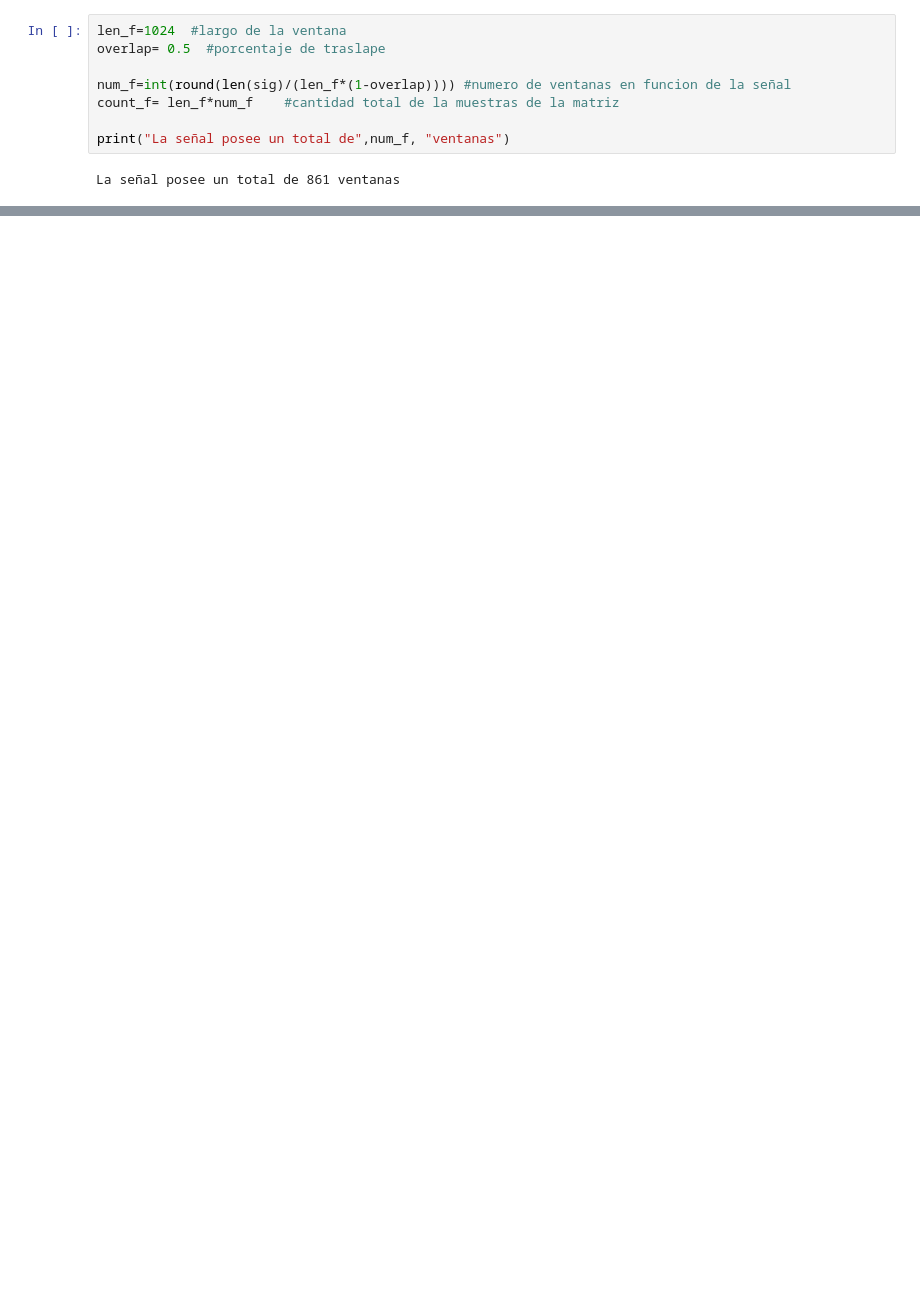
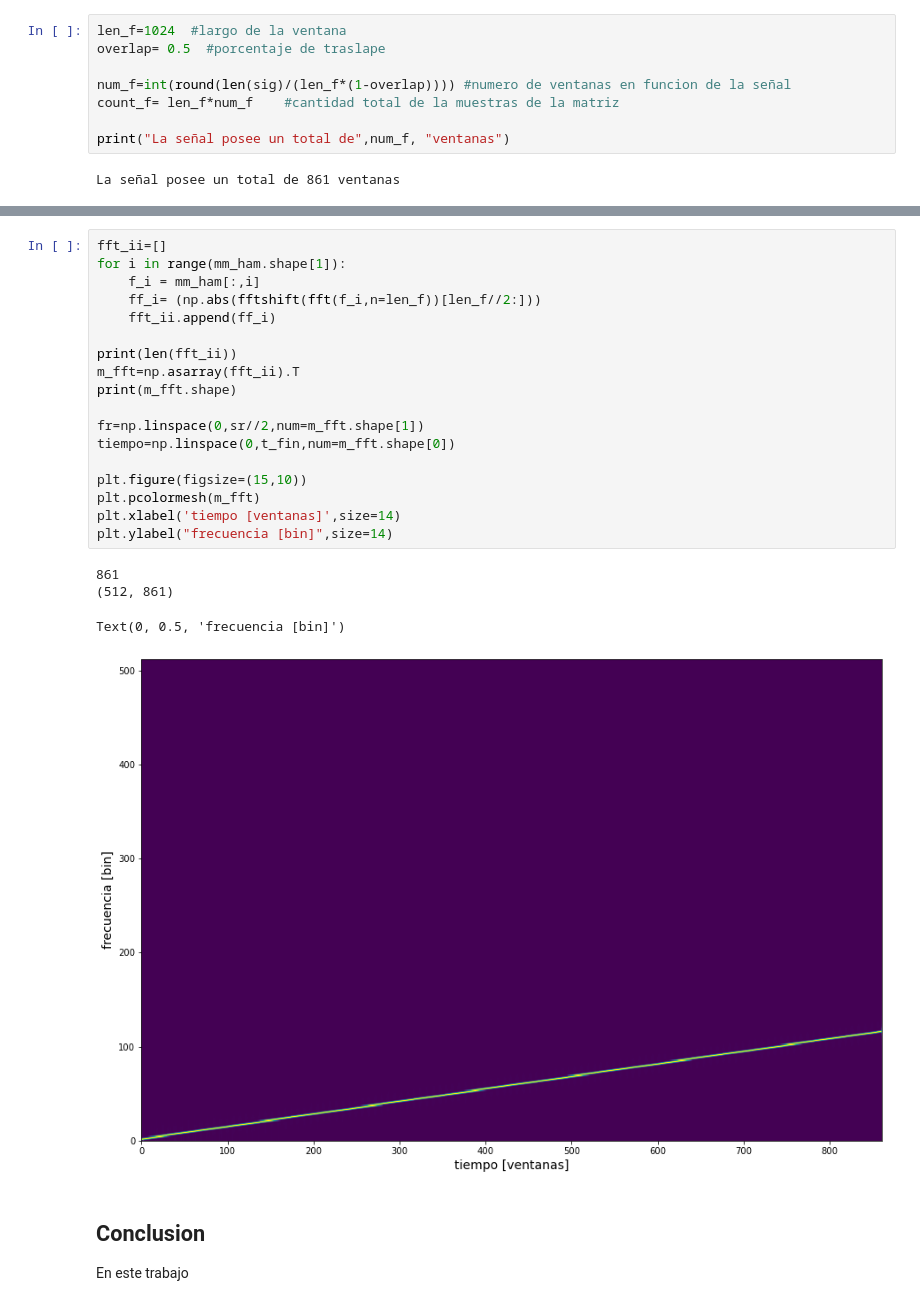
Before and after one commit to Felipe-Veli/Trabajo-2-y-3-Se-ales, a Jupyter notebook: STFT_1.ipynb, the cells around one changed output, grey strips where cells are left out. Saved outputs shown, nothing was run; the diff lists cells and outputs as text; blank space fills up the shorter version.

```diff
--- a/STFT_1.ipynb
+++ b/STFT_1.ipynb
@@ -106,0 +162,27 @@ plt.show()
+# %%
+fft_ii=[]
+for i in range(mm_ham.shape[1]):
+    f_i = mm_ham[:,i]
+    ff_i= (np.abs(fftshift(fft(f_i,n=len_f))[len_f//2:]))
+    fft_ii.append(ff_i)
+
+print(len(fft_ii))
+m_fft=np.asarray(fft_ii).T
+print(m_fft.shape)
+
+fr=np.linspace(0,sr//2,num=m_fft.shape[1])
+tiempo=np.linspace(0,t_fin,num=m_fft.shape[0])
+
+plt.figure(figsize=(15,10))
+plt.pcolormesh(m_fft)
+plt.xlabel('tiempo [ventanas]',size=14)
+plt.ylabel("frecuencia [bin]",size=14)
+# %% [output]
+861
+(512, 861)
+Text(0, 0.5, 'frecuencia [bin]')
+[figure, added]
+# %% [markdown]
+## Conclusion
+
+En este trabajo
```
Also changed, not shown: parts of 16 cells of this notebook, 1 other file.
